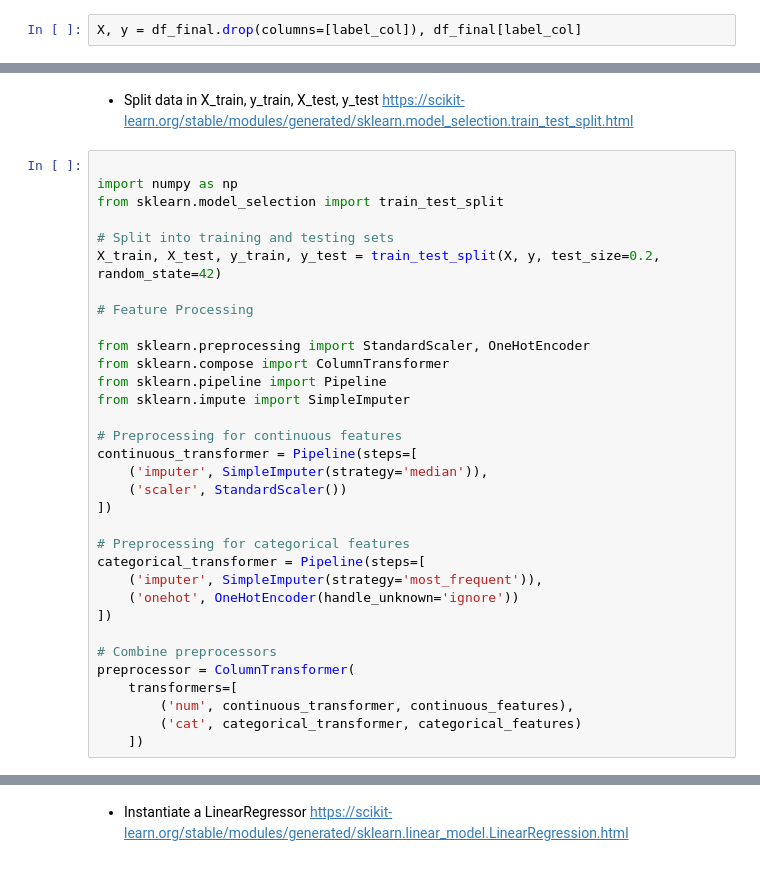
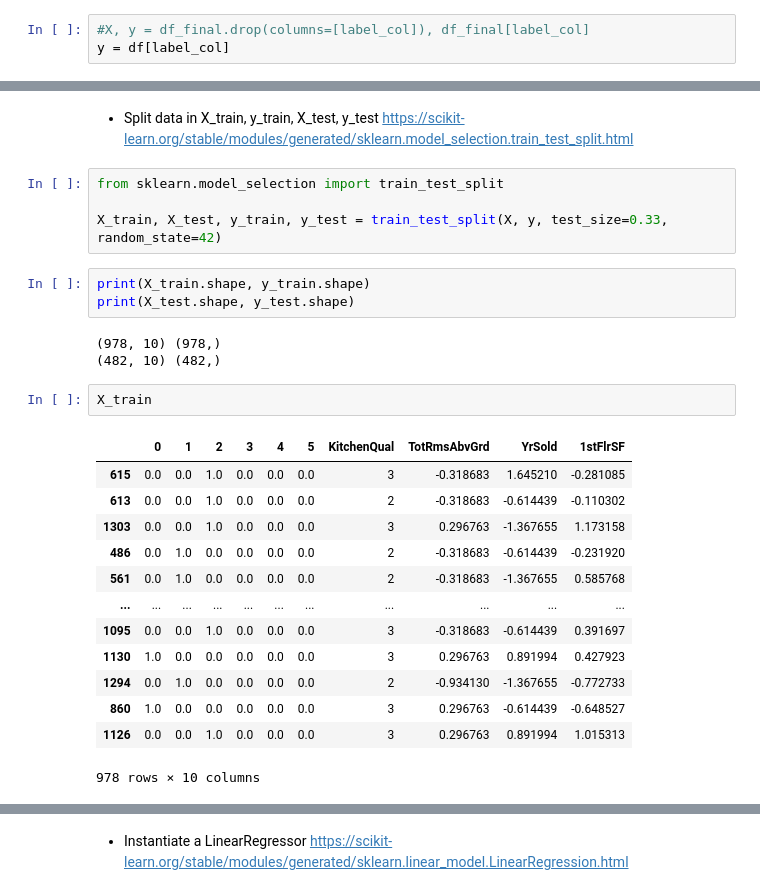
Before and after one commit to chakra2024/dsp-soham-chakraborty, a Jupyter notebook: notebooks/house-prices-modeling.ipynb, the cells around one changed output, grey strips where cells are left out. Drawn from its saved outputs; the diff is of its cells as text.

```diff
--- a/notebooks/house-prices-modeling.ipynb
+++ b/notebooks/house-prices-modeling.ipynb
@@ -153,4 +303,5 @@ df_final = df
 # %% [markdown]
 - Create X and y
 # %%
-X, y = df_final.drop(columns=[label_col]), df_final[label_col]
+#X, y = df_final.drop(columns=[label_col]), df_final[label_col]
+y = df[label_col]
@@ -157,35 +324,28 @@ X, y = df_final.drop(columns=[label_col]), df_final[label_col]
 # %% [markdown]
 - Split data in X_train, y_train, X_test, y_test https://scikit-learn.org/stable/modules/generated/sklearn.model_selection.train_test_split.html
 # %%
-
-import numpy as np
 from sklearn.model_selection import train_test_split
 
-# Split into training and testing sets
-X_train, X_test, y_train, y_test = train_test_split(X, y, test_size=0.2, random_state=42)
-
-# Feature Processing
-
-from sklearn.preprocessing import StandardScaler, OneHotEncoder
-from sklearn.compose import ColumnTransformer
-from sklearn.pipeline import Pipeline
-from sklearn.impute import SimpleImputer
-
-# Preprocessing for continuous features
-continuous_transformer = Pipeline(steps=[
-    ('imputer', SimpleImputer(strategy='median')),
-    ('scaler', StandardScaler())
-])
-
-# Preprocessing for categorical features
-categorical_transformer = Pipeline(steps=[
-    ('imputer', SimpleImputer(strategy='most_frequent')),
-    ('onehot', OneHotEncoder(handle_unknown='ignore'))
-])
-
-# Combine preprocessors
-preprocessor = ColumnTransformer(
-    transformers=[
-        ('num', continuous_transformer, continuous_features),
-        ('cat', categorical_transformer, categorical_features)
-    ])
+X_train, X_test, y_train, y_test = train_test_split(X, y, test_size=0.33, random_state=42)
+# %%
+print(X_train.shape, y_train.shape)
+print(X_test.shape, y_test.shape)
+# %% [output]
+(978, 10) (978,)
+(482, 10) (482,)
+# %%
+X_train
+# %% [output]
+|  | 0 | 1 | 2 | 3 | 4 | 5 | KitchenQual | TotRmsAbvGrd | YrSold | 1stFlrSF |
+| 615 | 0.0 | 0.0 | 1.0 | 0.0 | 0.0 | 0.0 | 3 | -0.318683 | 1.645210 | -0.281085 |
+| 613 | 0.0 | 0.0 | 1.0 | 0.0 | 0.0 | 0.0 | 2 | -0.318683 | -0.614439 | -0.110302 |
+| 1303 | 0.0 | 0.0 | 1.0 | 0.0 | 0.0 | 0.0 | 3 | 0.296763 | -1.367655 | 1.173158 |
+| 486 | 0.0 | 1.0 | 0.0 | 0.0 | 0.0 | 0.0 | 2 | -0.318683 | -0.614439 | -0.231920 |
+| 561 | 0.0 | 1.0 | 0.0 | 0.0 | 0.0 | 0.0 | 2 | -0.318683 | -1.367655 | 0.585768 |
+| ... | ... | ... | ... | ... | ... | ... | ... | ... | ... | ... |
+| 1095 | 0.0 | 0.0 | 1.0 | 0.0 | 0.0 | 0.0 | 3 | -0.318683 | -0.614439 | 0.391697 |
+| 1130 | 1.0 | 0.0 | 0.0 | 0.0 | 0.0 | 0.0 | 3 | 0.296763 | 0.891994 | 0.427923 |
+| 1294 | 0.0 | 1.0 | 0.0 | 0.0 | 0.0 | 0.0 | 2 | -0.934130 | -1.367655 | -0.772733 |
+| 860 | 1.0 | 0.0 | 0.0 | 0.0 | 0.0 | 0.0 | 3 | 0.296763 | -0.614439 | -0.648527 |
+| 1126 | 0.0 | 0.0 | 1.0 | 0.0 | 0.0 | 0.0 | 3 | 0.296763 | 0.891994 | 1.015313 |
+978 rows × 10 columns
```
Also changed, not shown: parts of 40 cells of this notebook.
